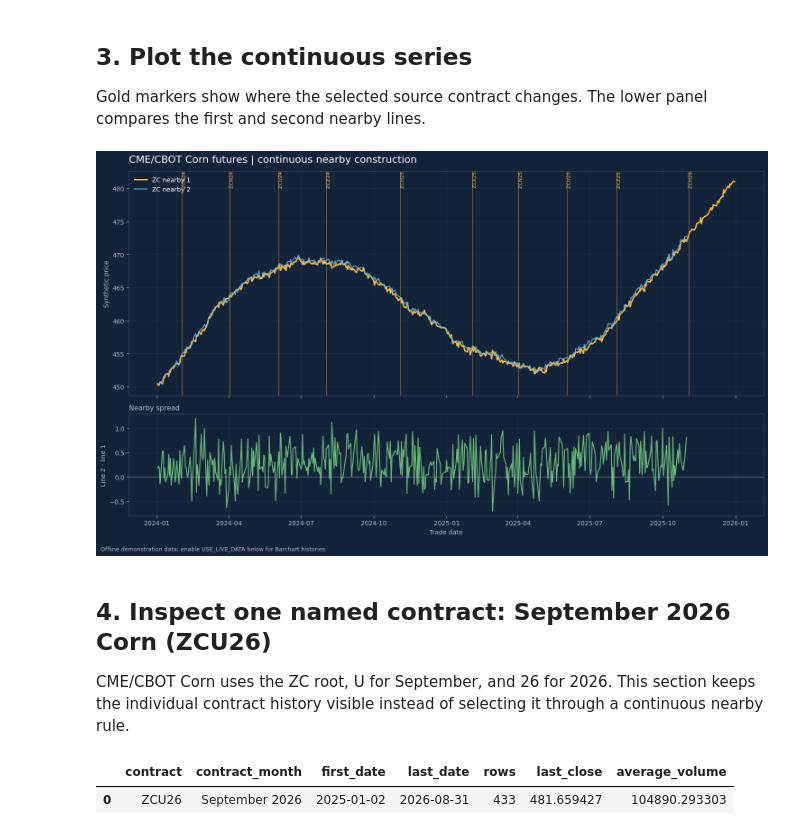
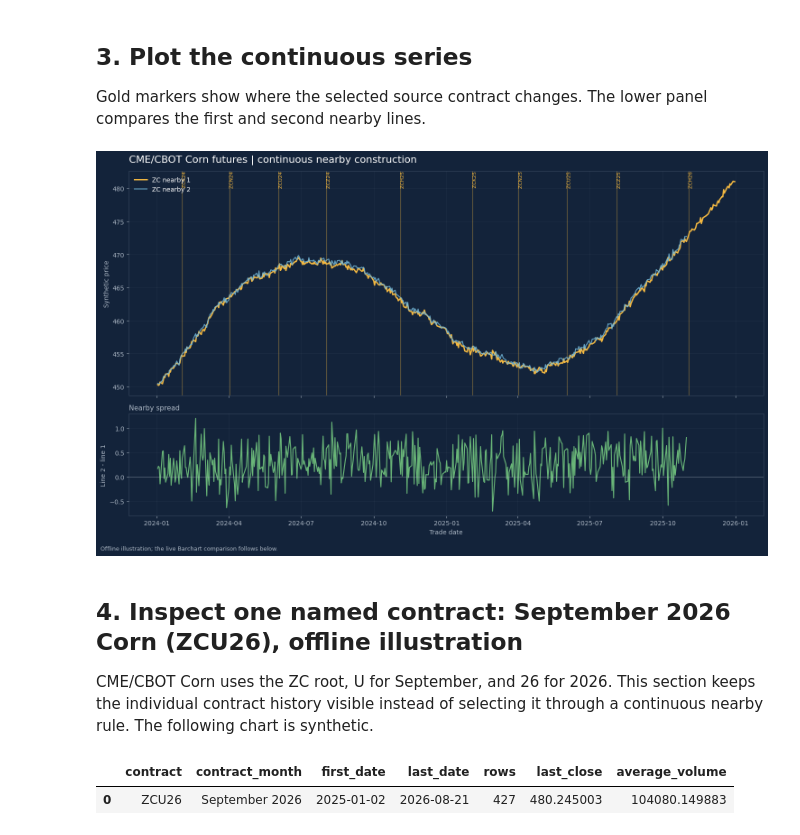
Before and after one commit to tagomatech/ETL, a Jupyter notebook: Barchart/corn_futures_demo.ipynb, the cells around one changed output. Drawn from its saved outputs; the diff is of its cells as text; code cells hidden in the pictures.

Commit message:
Fix live ZCU26 comparison data bounds

```diff
--- a/Barchart/corn_futures_demo.ipynb
+++ b/Barchart/corn_futures_demo.ipynb
@@ -220,45 +222,45 @@ for _, segment in segments_1.iloc[1:].iterrows():
         ha="left",
         fontsize=8,
     )
 
 axes[0].set_title(
     "CME/CBOT Corn futures | continuous nearby construction",
     loc="left",
     color="white",
     fontsize=16,
     pad=14,
 )
 axes[0].set_ylabel("Synthetic price", color=muted)
 axes[0].legend(frameon=False, labelcolor="white", loc="upper left")
 
 spread = nearby_2.set_index("date")["close"] - nearby_1.set_index("date")["close"]
 axes[1].plot(spread.index, spread, color=field_green, linewidth=1.6)
 axes[1].axhline(0, color=muted, linewidth=0.8, alpha=0.6)
 axes[1].set_ylabel("Line 2 - line 1", color=muted)
 axes[1].set_xlabel("Trade date", color=muted)
 axes[1].set_title("Nearby spread", loc="left", color=muted, fontsize=11)
 
 fig.text(
     0.01,
     0.01,
-    "Offline demonstration data; enable USE_LIVE_DATA below for Barchart histories.",
+    "Offline illustration; the live Barchart comparison follows below.",
     color=muted,
     fontsize=9,
 )
 fig.tight_layout(rect=[0, 0.03, 1, 1])
 plt.show()
 # %% [output]
-[figure, old version]
+[figure, new version]
 # %% [markdown]
-## 4. Inspect one named contract: September 2026 Corn (ZCU26)
+## 4. Inspect one named contract: September 2026 Corn (ZCU26), offline illustration
 
 CME/CBOT Corn uses the ZC root, U for September, and 26 for 2026. This
-section keeps the individual contract history visible instead of selecting
-it through a continuous nearby rule.
+section keeps the individual contract history visible instead of selecting it
+through a continuous nearby rule. The following chart is synthetic.
 # %%
 SPECIFIC_CONTRACT = "ZCU26"
 SPECIFIC_START = "2025-01-02"
-SPECIFIC_END = "2026-08-31"
+SPECIFIC_END = "2026-08-21"
 
 
 def make_demo_contract_history(symbol, start, end, *, seed=2609):
@@ -311,7 +313,7 @@ display(
 )
 # %% [output]
 |  | contract | contract_month | first_date | last_date | rows | last_close | average_volume |
-| 0 | ZCU26 | September 2026 | 2025-01-02 | 2026-08-31 | 433 | 481.659427 | 104890.293303 |
+| 0 | ZCU26 | September 2026 | 2025-01-02 | 2026-08-21 | 427 | 480.245003 | 104080.149883 |
 # %%
 fig, axes = plt.subplots(
     2,
```
Also changed, not shown: parts of 7 cells of this notebook, 4 other files.
